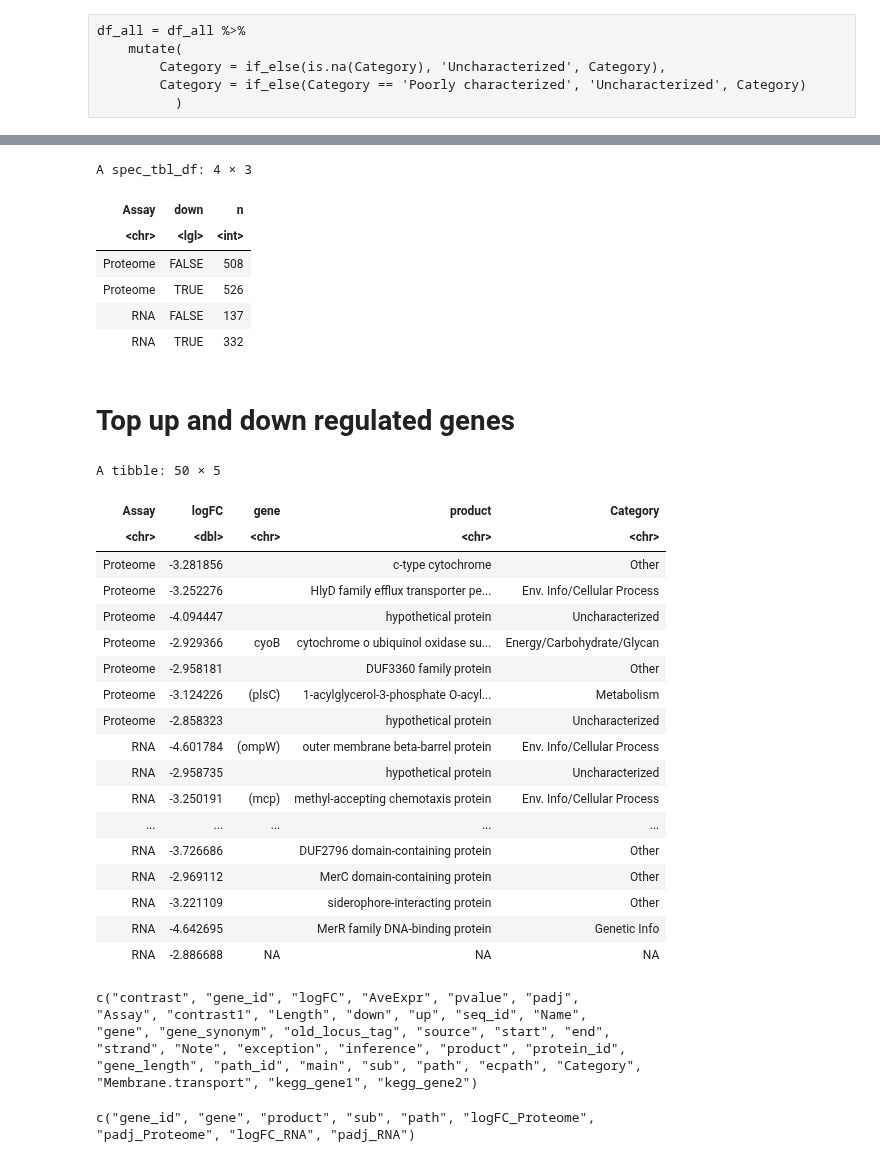
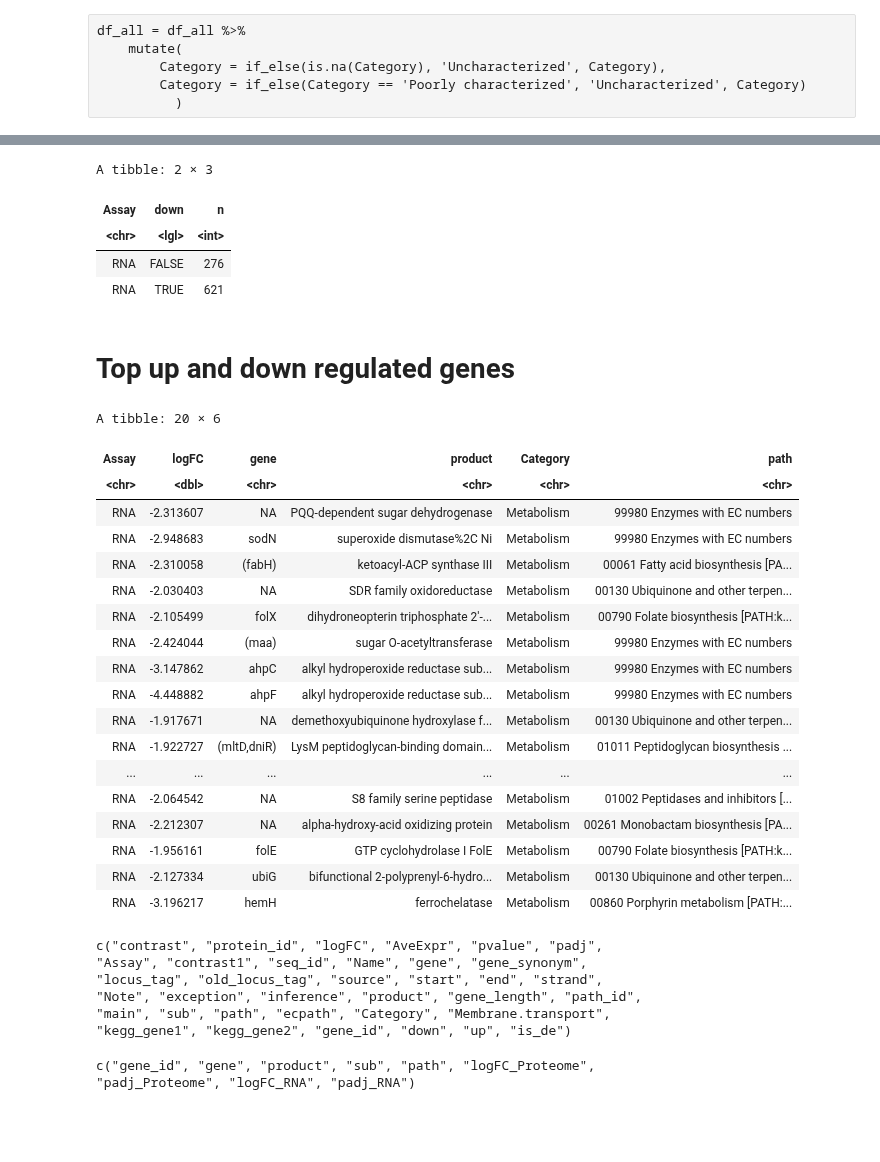
Before and after one commit to wosnat/CC1A3, a Jupyter notebook: Enrichment/CC1A3 HOT1A3 figure axenic.ipynb, the cells around one changed output, grey strips where cells are left out. Saved outputs shown, nothing was run; the diff lists cells and outputs as text; code cells hidden in the pictures; blank space fills up the shorter version.

```diff
--- a/Enrichment/CC1A3 HOT1A3 figure axenic.ipynb
+++ b/Enrichment/CC1A3 HOT1A3 figure axenic.ipynb
@@ -31,3 +80,6 @@ lgl (2): down, up
 
 ℹ Use `spec()` to retrieve the full column specification for this data.
 ℹ Specify the column types or set `show_col_types = FALSE` to quiet this message.
+# %%
+# fill in N/A
+df_all_orig = df_all_orig %>% mutate(Membrane.transport = replace_na(Membrane.transport, ""))
@@ -34,6 +108,6 @@ lgl (2): down, up
 # %%
-df_all_orig = df_all_orig %>%
-    filter(contrast1 %in% c('LATEvsC1_prot', 'LATEvsC1P1_rna'))
+df_all = df_all_orig %>%
+    filter(contrast1 %in% c('A2vsA1_prot', 'A2vsA1_rna'))
 # %%
 df_degenes = df_all_orig %>%
     filter(padj < 0.05)
@@ -61,5 +118,3 @@ names(hpath_df); names(df_all_orig)
-# %%
-df_all = left_join(df_all_orig, hpath_df, by=c('gene_id'='locus_tag'))
 # %% [raw]
 df_all = df_all %>%
     mutate(
@@ -113,40 +168,38 @@ A matrix: 35 × 6 of type chr
 df_all %>%
     filter(padj < 0.05) %>% count(Assay, down)
 # %% [output]
-A spec_tbl_df: 4 × 3
+A tibble: 2 × 3
 | Assay | down | n |
 | <chr> | <lgl> | <int> |
-| Proteome | FALSE | 508 |
-| Proteome | TRUE | 526 |
-| RNA | FALSE | 137 |
-| RNA | TRUE | 332 |
+| RNA | FALSE | 276 |
+| RNA | TRUE | 621 |
 # %% [markdown]
 # Top up and down regulated genes
 # %%
 df_all %>%
-    filter(padj < 0.05) %>% top_n(-50, logFC) %>%
-    select(Assay,logFC,gene, product, Category) #%>%
+    filter(padj < 0.05, Category=='Metabolism') %>% top_n(-20, logFC) %>%
+    select(Assay,logFC,gene, product, Category, path) #%>%
     #select(Assay,logFC,gene)
 # %% [output]
-A tibble: 50 × 5
+A tibble: 20 × 6
-| Assay | logFC | gene | product | Category |
-| <chr> | <dbl> | <chr> | <chr> | <chr> |
-| Proteome | -3.281856 |  | c-type cytochrome | Other |
-| Proteome | -3.252276 |  | HlyD family efflux transporter pe... | Env. Info/Cellular Process |
-| Proteome | -4.094447 |  | hypothetical protein | Uncharacterized |
-| Proteome | -2.929366 | cyoB | cytochrome o ubiquinol oxidase su... | Energy/Carbohydrate/Glycan |
-| Proteome | -2.958181 |  | DUF3360 family protein | Other |
-| Proteome | -3.124226 | (plsC) | 1-acylglycerol-3-phosphate O-acyl... | Metabolism |
-| Proteome | -2.858323 |  | hypothetical protein | Uncharacterized |
-| RNA | -4.601784 | (ompW) | outer membrane beta-barrel protein | Env. Info/Cellular Process |
-| RNA | -2.958735 |  | hypothetical protein | Uncharacterized |
-| RNA | -3.250191 | (mcp) | methyl-accepting chemotaxis protein | Env. Info/Cellular Process |
-| ... | ... | ... | ... | ... |
-| RNA | -3.726686 |  | DUF2796 domain-containing protein | Other |
-| RNA | -2.969112 |  | MerC domain-containing protein | Other |
-| RNA | -3.221109 |  | siderophore-interacting protein | Other |
-| RNA | -4.642695 |  | MerR family DNA-binding protein | Genetic Info |
-| RNA | -2.886688 | NA | NA | NA |
+| Assay | logFC | gene | product | Category | path |
+| <chr> | <dbl> | <chr> | <chr> | <chr> | <chr> |
+| RNA | -2.313607 | NA | PQQ-dependent sugar dehydrogenase | Metabolism | 99980 Enzymes with EC numbers |
+| RNA | -2.948683 | sodN | superoxide dismutase%2C Ni | Metabolism | 99980 Enzymes with EC numbers |
+| RNA | -2.310058 | (fabH) | ketoacyl-ACP synthase III | Metabolism | 00061 Fatty acid biosynthesis [PA... |
+| RNA | -2.030403 | NA | SDR family oxidoreductase | Metabolism | 00130 Ubiquinone and other terpen... |
+| RNA | -2.105499 | folX | dihydroneopterin triphosphate 2'-... | Metabolism | 00790 Folate biosynthesis [PATH:k... |
+| RNA | -2.424044 | (maa) | sugar O-acetyltransferase | Metabolism | 99980 Enzymes with EC numbers |
+| RNA | -3.147862 | ahpC | alkyl hydroperoxide reductase sub... | Metabolism | 99980 Enzymes with EC numbers |
+| RNA | -4.448882 | ahpF | alkyl hydroperoxide reductase sub... | Metabolism | 99980 Enzymes with EC numbers |
+| RNA | -1.917671 | NA | demethoxyubiquinone hydroxylase f... | Metabolism | 00130 Ubiquinone and other terpen... |
+| RNA | -1.922727 | (mltD,dniR) | LysM peptidoglycan-binding domain... | Metabolism | 01011 Peptidoglycan biosynthesis ... |
+| ... | ... | ... | ... | ... | ... |
+| RNA | -2.064542 | NA | S8 family serine peptidase | Metabolism | 01002 Peptidases and inhibitors [... |
+| RNA | -2.212307 | NA | alpha-hydroxy-acid oxidizing protein | Metabolism | 00261 Monobactam biosynthesis [PA... |
+| RNA | -1.956161 | folE | GTP cyclohydrolase I FolE | Metabolism | 00790 Folate biosynthesis [PATH:k... |
+| RNA | -2.127334 | ubiG | bifunctional 2-polyprenyl-6-hydro... | Metabolism | 00130 Ubiquinone and other terpen... |
+| RNA | -3.196217 | hemH | ferrochelatase | Metabolism | 00860 Porphyrin metabolism [PATH:... |
 # %%
 get_top_gene_id <- function(df_all, assay, top_number) {
     df_all %>%
@@ -161,12 +214,12 @@ top_down_de_genes = bind_rows(list(get_top_gene_id(df_all, 'Proteome', -number_o
 # %%
 dput(names(df_all))
 # %% [output]
-c("contrast", "gene_id", "logFC", "AveExpr", "pvalue", "padj",
-"Assay", "contrast1", "Length", "down", "up", "seq_id", "Name",
-"gene", "gene_synonym", "old_locus_tag", "source", "start", "end",
-"strand", "Note", "exception", "inference", "product", "protein_id",
-"gene_length", "path_id", "main", "sub", "path", "ecpath", "Category",
-"Membrane.transport", "kegg_gene1", "kegg_gene2")
+c("contrast", "protein_id", "logFC", "AveExpr", "pvalue", "padj",
+"Assay", "contrast1", "seq_id", "Name", "gene", "gene_synonym",
+"locus_tag", "old_locus_tag", "source", "start", "end", "strand",
+"Note", "exception", "inference", "product", "gene_length", "path_id",
+"main", "sub", "path", "ecpath", "Category", "Membrane.transport",
+"kegg_gene1", "kegg_gene2", "gene_id", "down", "up", "is_de")
 # %%
 df_pivot_for_top = df_all %>%
     pivot_wider(
```
Also changed, not shown: parts of 35 cells of this notebook, 22 other files.
